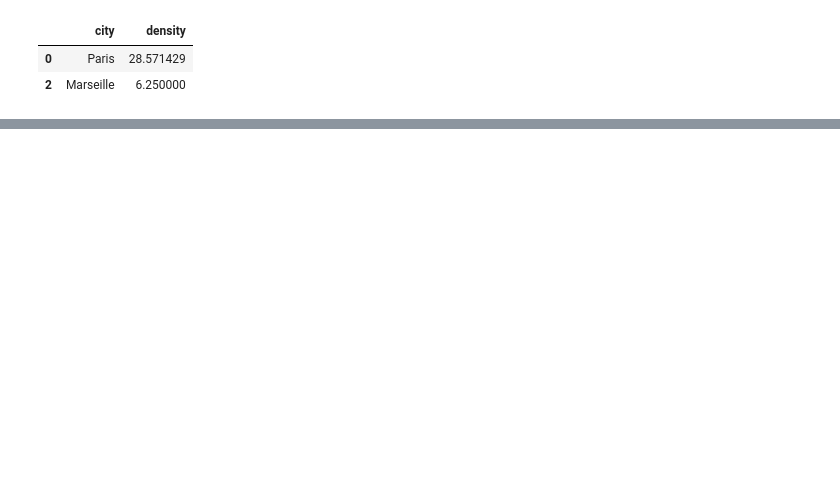
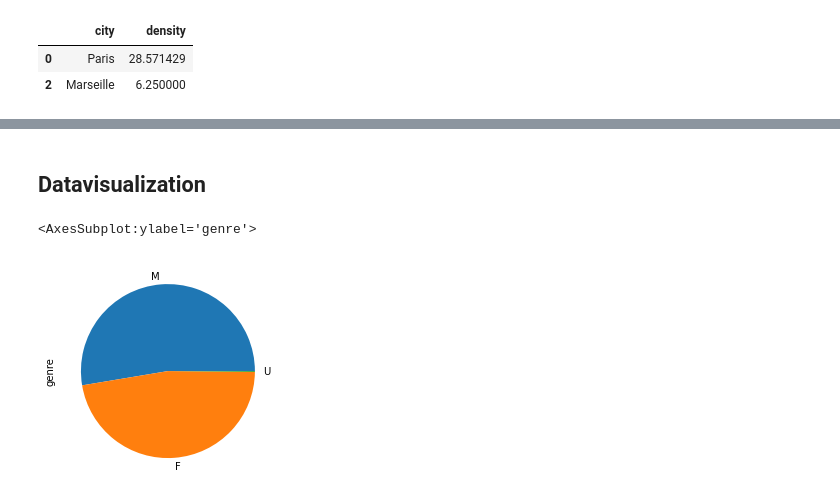
Before and after one commit to Bl3f/amse2021, a Jupyter notebook: Groupe-B/Day 2 - Pandas - 2021-03-13.ipynb, the cells around one changed output, grey strips where cells are left out. Cells and saved outputs as stored; diff of their text form; code cells hidden in the pictures; blank space fills up the shorter version.

```diff
--- a/Groupe-B/Day 2 - Pandas - 2021-03-13.ipynb
+++ b/Groupe-B/Day 2 - Pandas - 2021-03-13.ipynb
@@ -320,0 +664,5 @@ Name: population, dtype: int64
+# %%
+# ou on peut aussi faire
+df.set_index("prenom", inplace=True)
+# %%
+df.reset_index(inplace=True)
@@ -320,0 +705,5 @@ Name: population, dtype: int64
+# %%
+df.drop("len_prenom_2", axis=1, inplace=True)
+
+# mémo : axis = 1 ; 1 ---> | ----> vertical ---> colonne
+# memo : axis = 0 ; c'est le contraire de l'autre donc les lignes
@@ -320,0 +754,2 @@ Name: population, dtype: int64
+# %%
+df.iloc[:20, 1] = "U"
@@ -320,0 +773,2 @@ Name: population, dtype: int64
+# %% [markdown]
+## Datavisualization
@@ -320,0 +777,5 @@ Name: population, dtype: int64
+# %%
+df["genre"].value_counts().plot(kind="pie")
+# %% [output]
+<AxesSubplot:ylabel='genre'>
+[figure, added]
```
Also changed, not shown: parts of 116 cells of this notebook, 3 other files.
